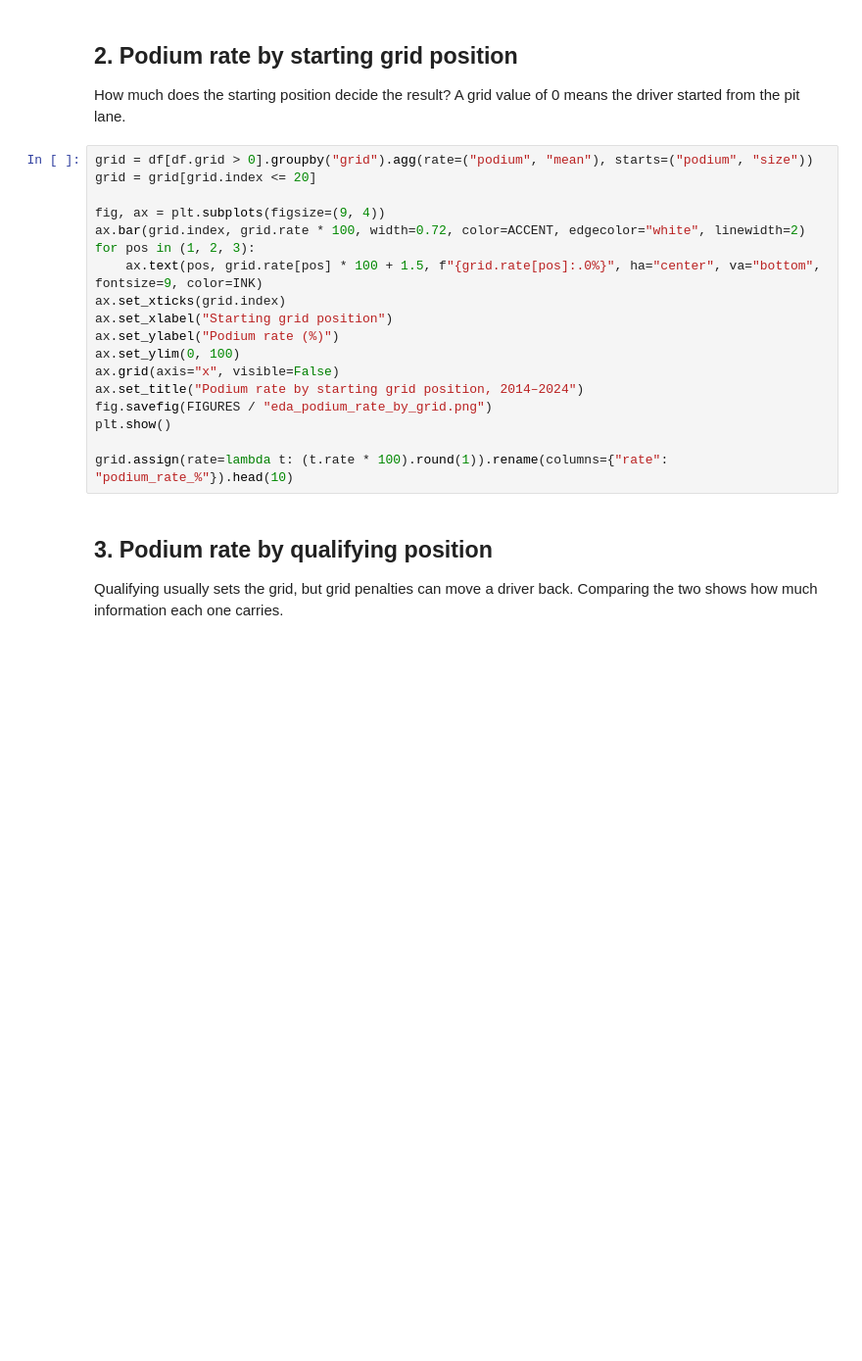
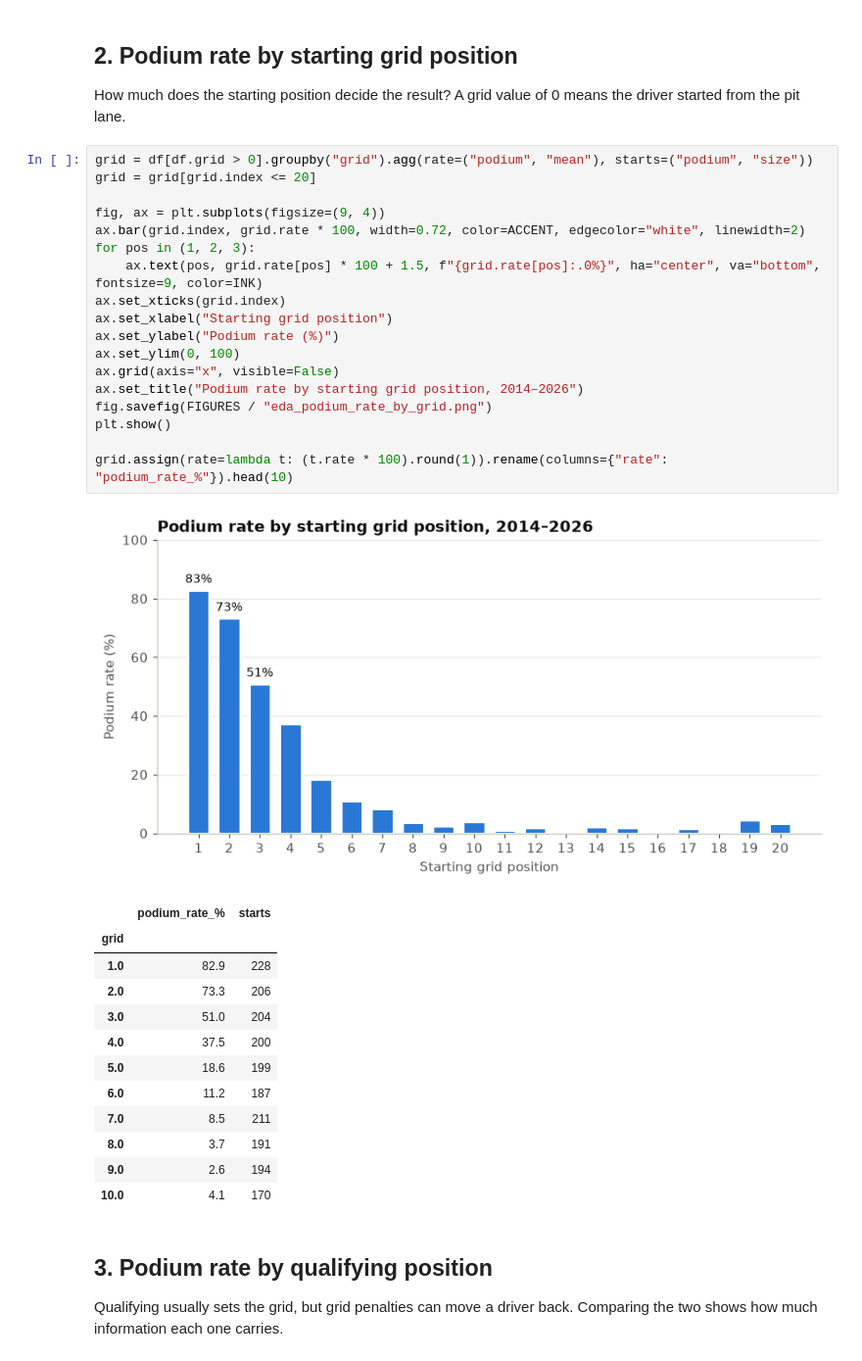
Before and after one commit to mjack6182/F1-race-predictor, a Jupyter notebook: notebooks/01_eda.ipynb, the cells around one changed output. Shown at 98% size. Cells and saved outputs as stored; diff of their text form; blank space fills up the shorter version.

Commit message:
Re-run EDA on 2014-2026 data
Restores the notebook outputs, regenerates the figures with 2025-26
included, and updates the intro, chart titles and takeaways to the new
numbers.

```diff
--- a/notebooks/01_eda.ipynb
+++ b/notebooks/01_eda.ipynb
@@ -64,21 +72,35 @@ How much does the starting position decide the result? A grid value of 0 means t
 # %%
 grid = df[df.grid > 0].groupby("grid").agg(rate=("podium", "mean"), starts=("podium", "size"))
 grid = grid[grid.index <= 20]
 
 fig, ax = plt.subplots(figsize=(9, 4))
 ax.bar(grid.index, grid.rate * 100, width=0.72, color=ACCENT, edgecolor="white", linewidth=2)
 for pos in (1, 2, 3):
     ax.text(pos, grid.rate[pos] * 100 + 1.5, f"{grid.rate[pos]:.0%}", ha="center", va="bottom", fontsize=9, color=INK)
 ax.set_xticks(grid.index)
 ax.set_xlabel("Starting grid position")
 ax.set_ylabel("Podium rate (%)")
 ax.set_ylim(0, 100)
 ax.grid(axis="x", visible=False)
-ax.set_title("Podium rate by starting grid position, 2014–2024")
+ax.set_title("Podium rate by starting grid position, 2014–2026")
 fig.savefig(FIGURES / "eda_podium_rate_by_grid.png")
 plt.show()
 
 grid.assign(rate=lambda t: (t.rate * 100).round(1)).rename(columns={"rate": "podium_rate_%"}).head(10)
+# %% [output]
+[figure, added]
+|  | podium_rate_% | starts |
+| grid |  |  |
+| 1.0 | 82.9 | 228 |
+| 2.0 | 73.3 | 206 |
+| 3.0 | 51.0 | 204 |
+| 4.0 | 37.5 | 200 |
+| 5.0 | 18.6 | 199 |
+| 6.0 | 11.2 | 187 |
+| 7.0 | 8.5 | 211 |
+| 8.0 | 3.7 | 191 |
+| 9.0 | 2.6 | 194 |
+| 10.0 | 4.1 | 170 |
 # %% [markdown]
 ## 3. Podium rate by qualifying position
 
```
Also changed, not shown: parts of 9 cells of this notebook, 5 other files.
